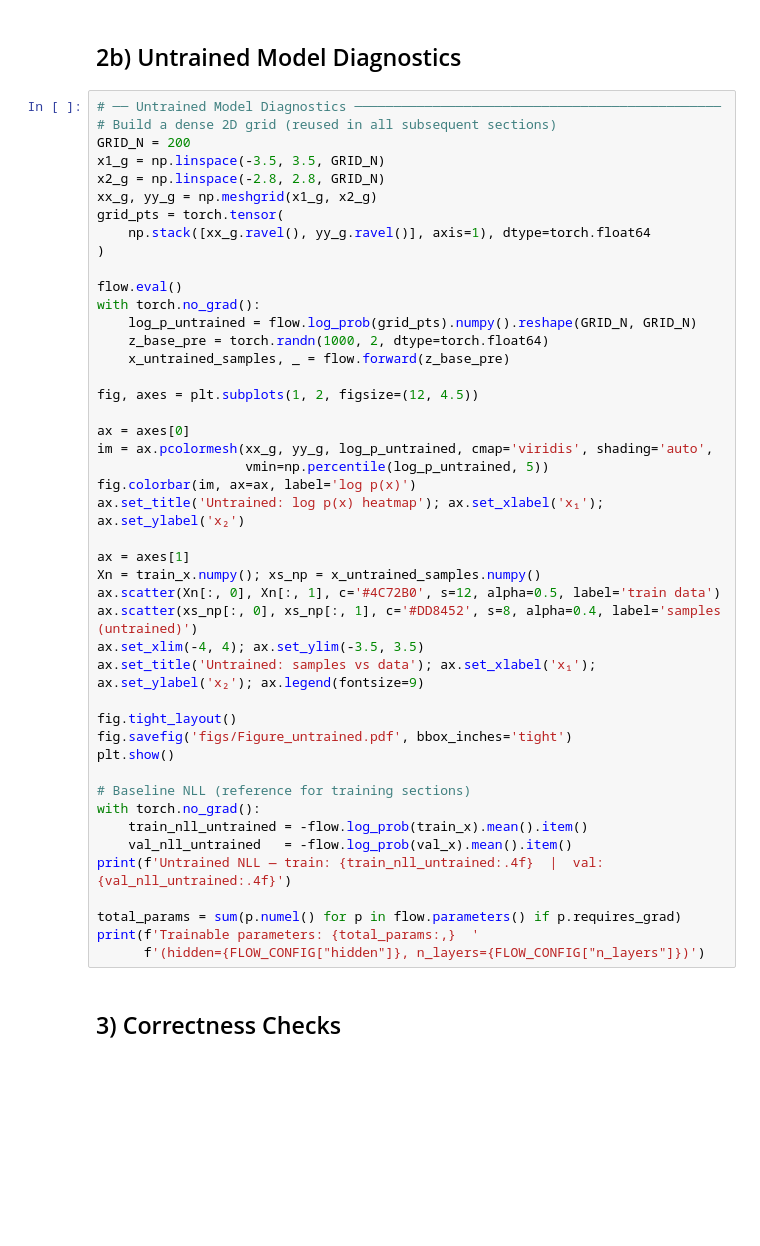
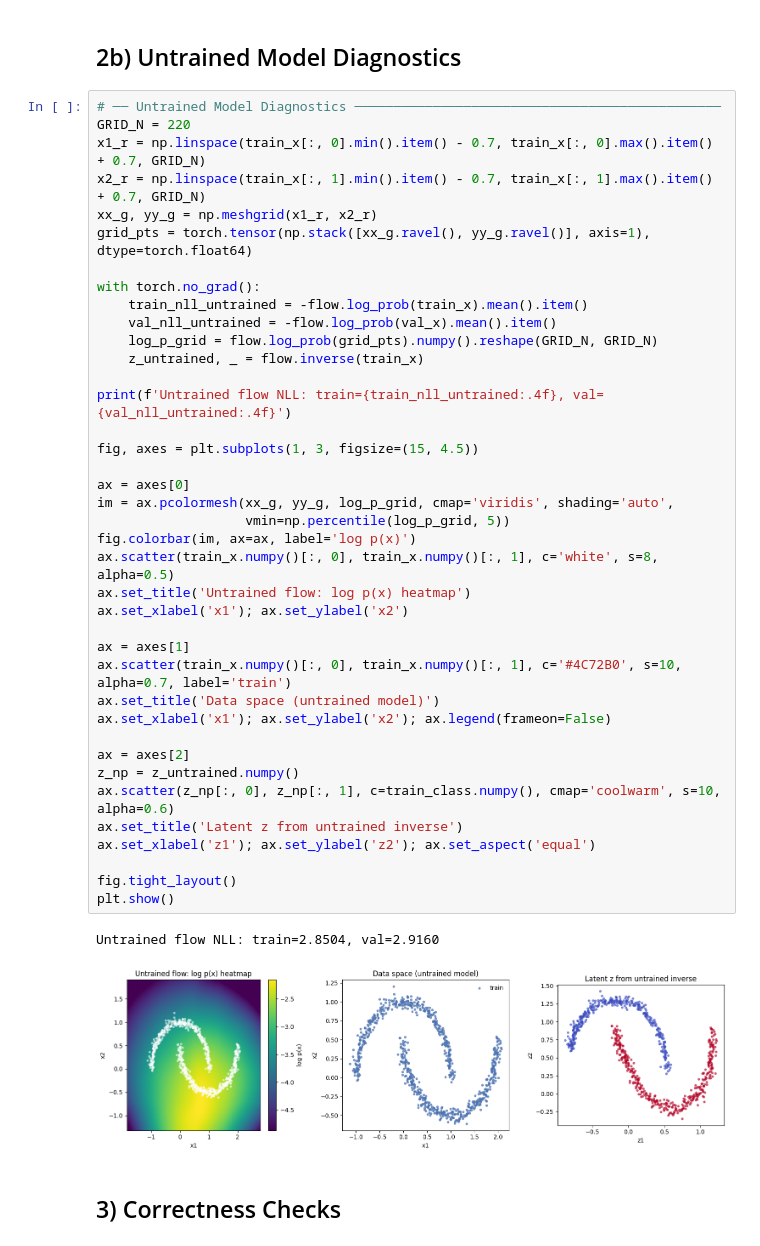
Before and after one commit to BasiaKoch/normalizing_flows, a Jupyter notebook: coursework.ipynb, the cells around one changed output. Saved outputs shown, nothing was run; the diff lists cells and outputs as text; blank space fills up the shorter version.

```diff
--- a/coursework.ipynb
+++ b/coursework.ipynb
@@ -231,49 +257,46 @@ flow.eval()
 ## 2b) Untrained Model Diagnostics
 # %%
 # ── Untrained Model Diagnostics ───────────────────────────────────────────────
-# Build a dense 2D grid (reused in all subsequent sections)
-GRID_N = 200
-x1_g = np.linspace(-3.5, 3.5, GRID_N)
-x2_g = np.linspace(-2.8, 2.8, GRID_N)
-xx_g, yy_g = np.meshgrid(x1_g, x2_g)
-grid_pts = torch.tensor(
-    np.stack([xx_g.ravel(), yy_g.ravel()], axis=1), dtype=torch.float64
-)
+GRID_N = 220
+x1_r = np.linspace(train_x[:, 0].min().item() - 0.7, train_x[:, 0].max().item() + 0.7, GRID_N)
+x2_r = np.linspace(train_x[:, 1].min().item() - 0.7, train_x[:, 1].max().item() + 0.7, GRID_N)
+xx_g, yy_g = np.meshgrid(x1_r, x2_r)
+grid_pts = torch.tensor(np.stack([xx_g.ravel(), yy_g.ravel()], axis=1), dtype=torch.float64)
 
-flow.eval()
 with torch.no_grad():
-    log_p_untrained = flow.log_prob(grid_pts).numpy().reshape(GRID_N, GRID_N)
-    z_base_pre = torch.randn(1000, 2, dtype=torch.float64)
-    x_untrained_samples, _ = flow.forward(z_base_pre)
+    train_nll_untrained = -flow.log_prob(train_x).mean().item()
+    val_nll_untrained = -flow.log_prob(val_x).mean().item()
+    log_p_grid = flow.log_prob(grid_pts).numpy().reshape(GRID_N, GRID_N)
+    z_untrained, _ = flow.inverse(train_x)
 
-fig, axes = plt.subplots(1, 2, figsize=(12, 4.5))
+print(f'Untrained flow NLL: train={train_nll_untrained:.4f}, val={val_nll_untrained:.4f}')
+
+fig, axes = plt.subplots(1, 3, figsize=(15, 4.5))
 
 ax = axes[0]
-im = ax.pcolormesh(xx_g, yy_g, log_p_untrained, cmap='viridis', shading='auto',
-                   vmin=np.percentile(log_p_untrained, 5))
+im = ax.pcolormesh(xx_g, yy_g, log_p_grid, cmap='viridis', shading='auto',
+                   vmin=np.percentile(log_p_grid, 5))
 fig.colorbar(im, ax=ax, label='log p(x)')
-ax.set_title('Untrained: log p(x) heatmap'); ax.set_xlabel('x₁'); ax.set_ylabel('x₂')
+ax.scatter(train_x.numpy()[:, 0], train_x.numpy()[:, 1], c='white', s=8, alpha=0.5)
+ax.set_title('Untrained flow: log p(x) heatmap')
+ax.set_xlabel('x1'); ax.set_ylabel('x2')
 
 ax = axes[1]
-Xn = train_x.numpy(); xs_np = x_untrained_samples.numpy()
-ax.scatter(Xn[:, 0], Xn[:, 1], c='#4C72B0', s=12, alpha=0.5, label='train data')
-ax.scatter(xs_np[:, 0], xs_np[:, 1], c='#DD8452', s=8, alpha=0.4, label='samples (untrained)')
-ax.set_xlim(-4, 4); ax.set_ylim(-3.5, 3.5)
-ax.set_title('Untrained: samples vs data'); ax.set_xlabel('x₁'); ax.set_ylabel('x₂'); ax.legend(fontsize=9)
+ax.scatter(train_x.numpy()[:, 0], train_x.numpy()[:, 1], c='#4C72B0', s=10, alpha=0.7, label='train')
+ax.set_title('Data space (untrained model)')
+ax.set_xlabel('x1'); ax.set_ylabel('x2'); ax.legend(frameon=False)
+
+ax = axes[2]
+z_np = z_untrained.numpy()
+ax.scatter(z_np[:, 0], z_np[:, 1], c=train_class.numpy(), cmap='coolwarm', s=10, alpha=0.6)
+ax.set_title('Latent z from untrained inverse')
+ax.set_xlabel('z1'); ax.set_ylabel('z2'); ax.set_aspect('equal')
 
 fig.tight_layout()
-fig.savefig('figs/Figure_untrained.pdf', bbox_inches='tight')
 plt.show()
-
-# Baseline NLL (reference for training sections)
-with torch.no_grad():
-    train_nll_untrained = -flow.log_prob(train_x).mean().item()
-    val_nll_untrained   = -flow.log_prob(val_x).mean().item()
-print(f'Untrained NLL — train: {train_nll_untrained:.4f}  |  val: {val_nll_untrained:.4f}')
-
-total_params = sum(p.numel() for p in flow.parameters() if p.requires_grad)
-print(f'Trainable parameters: {total_params:,}  '
-      f'(hidden={FLOW_CONFIG["hidden"]}, n_layers={FLOW_CONFIG["n_layers"]})')
+# %% [output]
+Untrained flow NLL: train=2.8504, val=2.9160
+[figure, added]
 # %% [markdown]
 ## 3) Correctness Checks
 # %%
```
Also changed, not shown: parts of 12 cells of this notebook, 3 other files.
